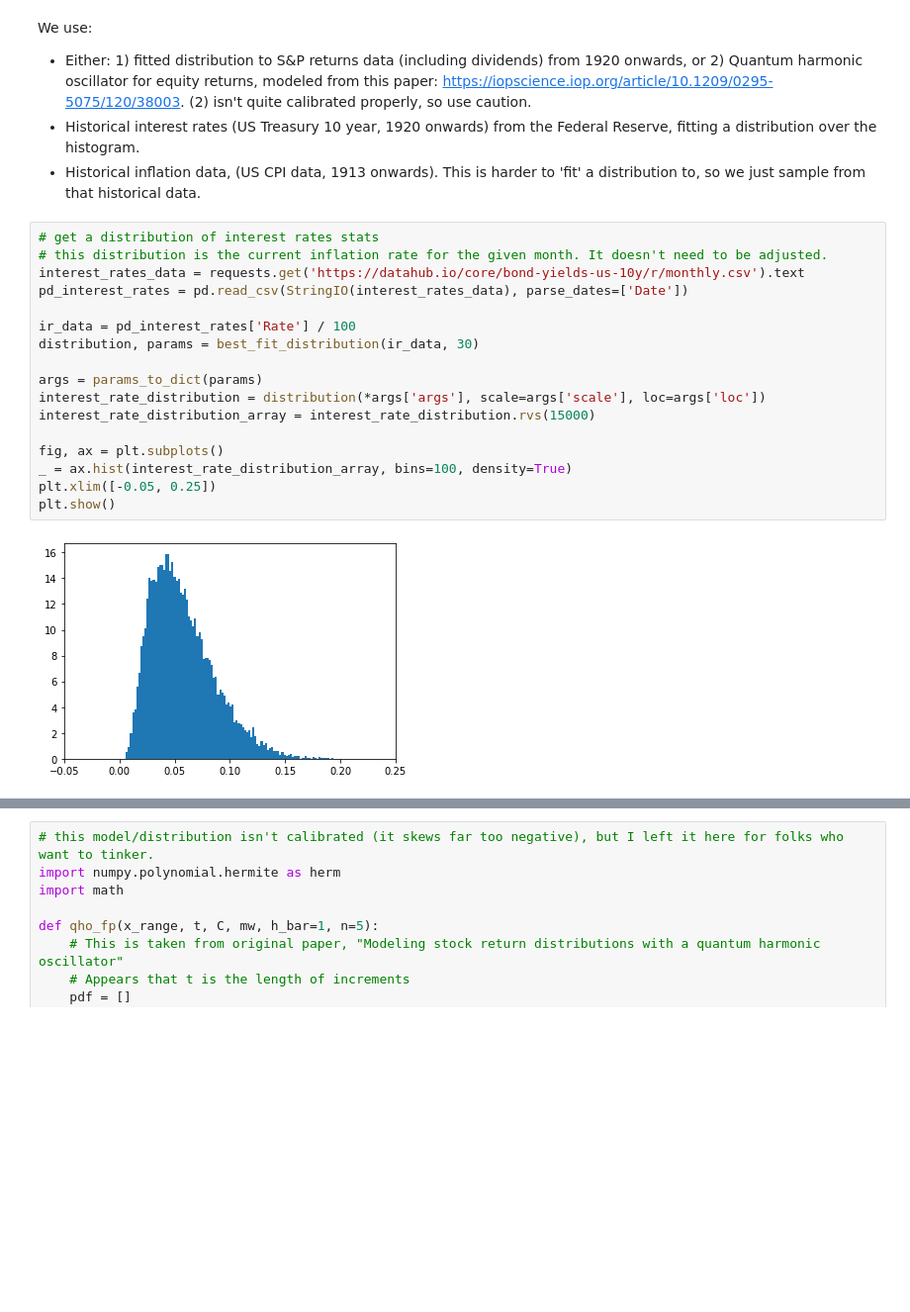
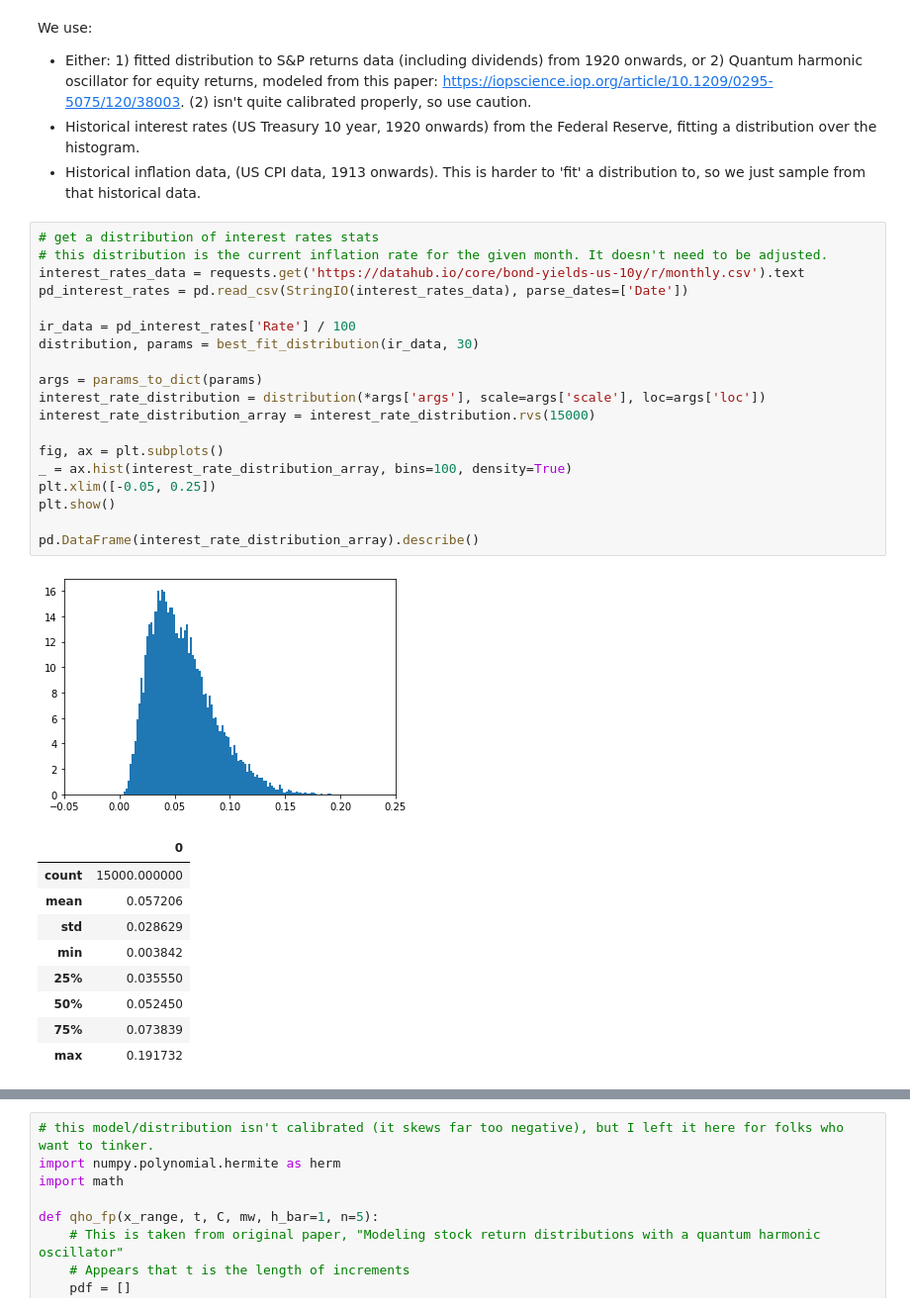
Before and after one commit to 9600dev/mmr, a Jupyter notebook: notebooks/modeling_cash_flows.ipynb, the cells around one changed output, grey strips where cells are left out. Shown at 99% size. Saved outputs shown, nothing was run; the diff lists cells and outputs as text; blank space fills up the shorter version.

```diff
--- a/notebooks/modeling_cash_flows.ipynb
+++ b/notebooks/modeling_cash_flows.ipynb
@@ -251,19 +260,30 @@ We use:
 # %%
 # get a distribution of interest rates stats
 # this distribution is the current inflation rate for the given month. It doesn't need to be adjusted.
 interest_rates_data = requests.get('https://datahub.io/core/bond-yields-us-10y/r/monthly.csv').text
 pd_interest_rates = pd.read_csv(StringIO(interest_rates_data), parse_dates=['Date'])
 
 ir_data = pd_interest_rates['Rate'] / 100
 distribution, params = best_fit_distribution(ir_data, 30)
 
 args = params_to_dict(params)
 interest_rate_distribution = distribution(*args['args'], scale=args['scale'], loc=args['loc'])
 interest_rate_distribution_array = interest_rate_distribution.rvs(15000)
 
 fig, ax = plt.subplots()
 _ = ax.hist(interest_rate_distribution_array, bins=100, density=True)
 plt.xlim([-0.05, 0.25])
 plt.show()
+
+pd.DataFrame(interest_rate_distribution_array).describe()
 # %% [output]
-[figure, old version]
+[figure, new version]
+|  | 0 |
+| count | 15000.000000 |
+| mean | 0.057206 |
+| std | 0.028629 |
+| min | 0.003842 |
+| 25% | 0.035550 |
+| 50% | 0.052450 |
+| 75% | 0.073839 |
+| max | 0.191732 |
```
Also changed, not shown: parts of 10 cells of this notebook, 5 other files.
